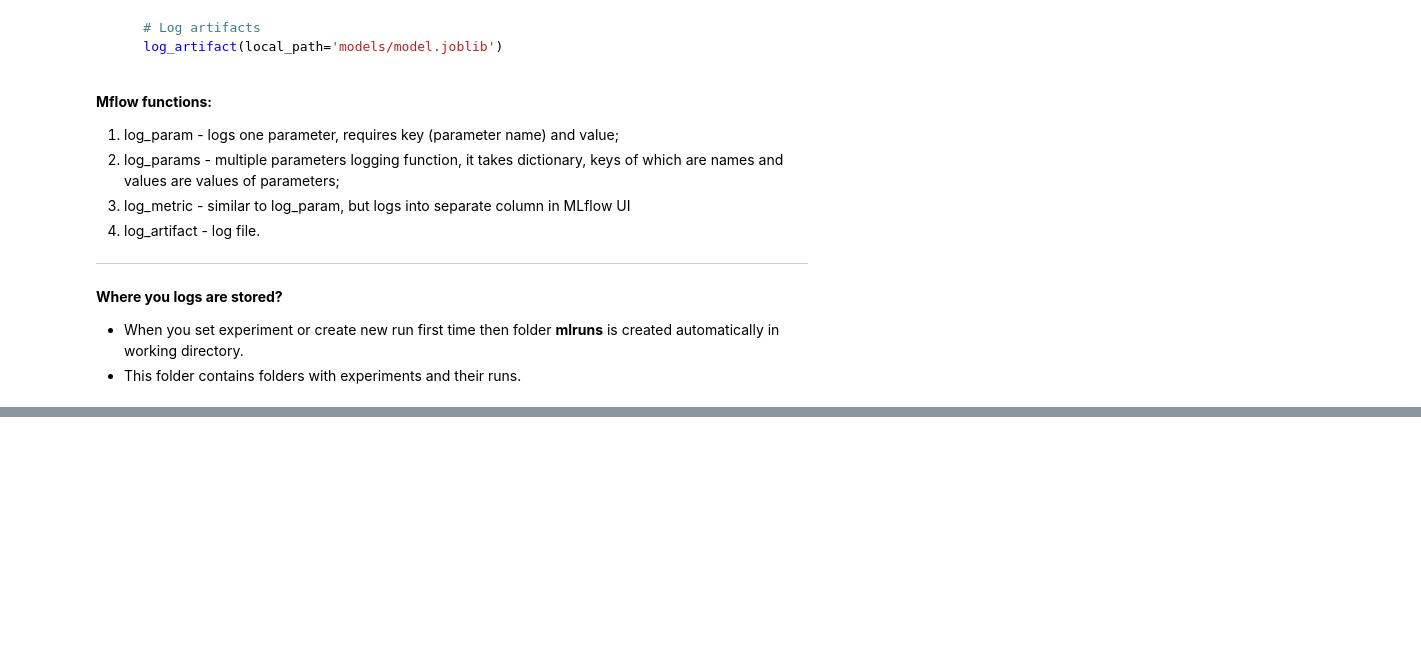
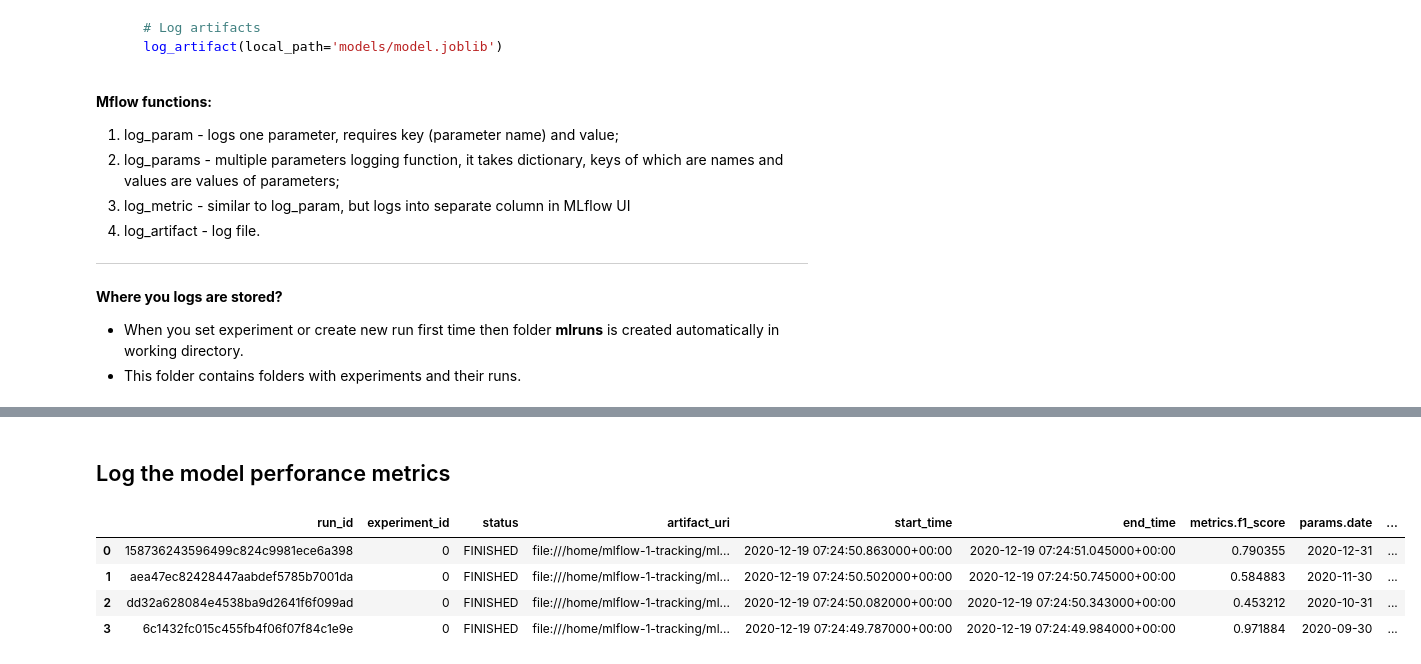
Before and after one commit to mlrepa/mlflow-1-tracking, a Jupyter notebook: notebooks/step1_native_jupyter.ipynb, the cells around one changed output, grey strips where cells are left out. Saved outputs shown, nothing was run; the diff lists cells and outputs as text; code cells hidden in the pictures; blank space fills up the shorter version.

```diff
--- a/notebooks/step1_native_jupyter.ipynb
+++ b/notebooks/step1_native_jupyter.ipynb
@@ -367,0 +398,2 @@ Link to MLflow UI: http://0.0.0.0:5000
+# %% [markdown]
+## Log the model perforance metrics
@@ -367,0 +402,37 @@ Link to MLflow UI: http://0.0.0.0:5000
+# %%
+import random
+
+# Simulate performance evaluation for 4 months
+for run_evaluation_date in ["2020-09-30", "2020-10-31", "2020-11-30", "2020-12-31"]:
+
+    # Simulate F1 metric score
+    f1_perf = random.uniform(0, 1.0)
+
+    # Set experiment
+    client = MlflowClient()
+    mlflow.set_experiment(estimator_name)
+
+    with mlflow.start_run(run_id = exp_run_id) as parent_run:
+
+        with mlflow.start_run(run_name='CHILD_RUN', nested=True) as child_run:
+
+            # Log metrics and params
+            mlflow.log_param("run_mode", "PROD")
+            mlflow.log_param('date', run_evaluation_date)
+            mlflow.log_metric(key='f1_score', value=f1_perf)
+
+            # Set tag
+            mlflow.set_tag("run", "prod")
+# %%
+# Search all child runs with a parent id
+
+query = "tags.mlflow.parentRunId = '{}'".format(exp_run_id)
+results = mlflow.search_runs(filter_string=query)
+# print(results[["run_id", "params.child", "tags.mlflow.runName"]])
+results
+# %% [output]
+|  | run_id | experiment_id | status | artifact_uri | start_time | end_time | metrics.f1_score | params.date | ... |
+| 0 | 158736243596499c824c9981ece6a398 | 0 | FINISHED | file:///home/mlflow-1-tracking/ml... | 2020-12-19 07:24:50.863000+00:00 | 2020-12-19 07:24:51.045000+00:00 | 0.790355 | 2020-12-31 | ... |
+| 1 | aea47ec82428447aabdef5785b7001da | 0 | FINISHED | file:///home/mlflow-1-tracking/ml... | 2020-12-19 07:24:50.502000+00:00 | 2020-12-19 07:24:50.745000+00:00 | 0.584883 | 2020-11-30 | ... |
+| 2 | dd32a628084e4538ba9d2641f6f099ad | 0 | FINISHED | file:///home/mlflow-1-tracking/ml... | 2020-12-19 07:24:50.082000+00:00 | 2020-12-19 07:24:50.343000+00:00 | 0.453212 | 2020-10-31 | ... |
+| 3 | 6c1432fc015c455fb4f06f07f84c1e9e | 0 | FINISHED | file:///home/mlflow-1-tracking/ml... | 2020-12-19 07:24:49.787000+00:00 | 2020-12-19 07:24:49.984000+00:00 | 0.971884 | 2020-09-30 | ... |
```
Also changed, not shown: parts of 11 cells of this notebook.
